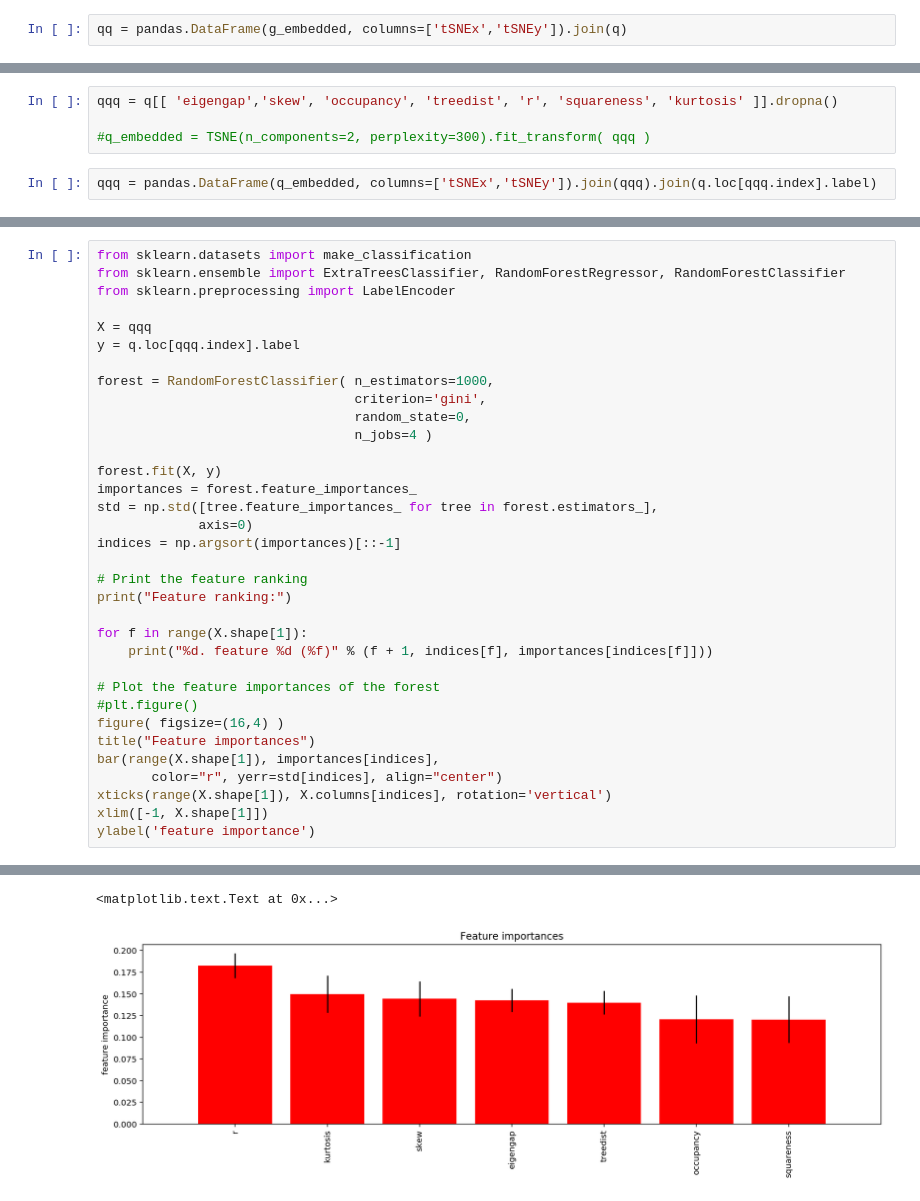
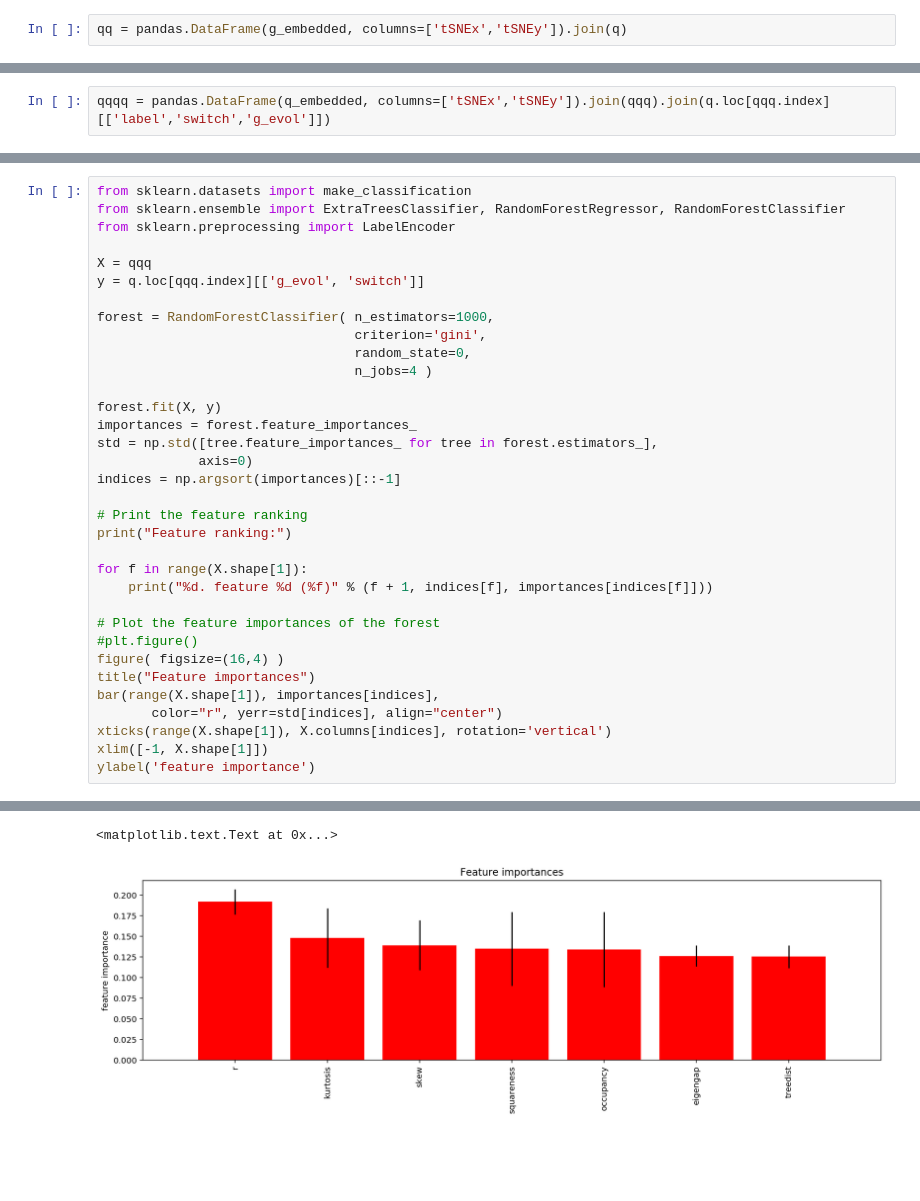
Before and after one commit to ryneches/ManyTrees, a Jupyter notebook: ManyTrees.ipynb, the cells around one changed output, grey strips where cells are left out. Drawn from its saved outputs; the diff is of its cells as text; blank space fills up the shorter version.

```diff
--- a/ManyTrees.ipynb
+++ b/ManyTrees.ipynb
@@ -177,6 +177,2 @@ legend( bbox_to_anchor=(0., 1.02, 1., .102), loc=3,
-# %%
-qqq = q[[ 'eigengap','skew', 'occupancy', 'treedist', 'r', 'squareness', 'kurtosis' ]].dropna()
-
-#q_embedded = TSNE(n_components=2, perplexity=300).fit_transform( qqq )
 # %%
-qqq = pandas.DataFrame(q_embedded, columns=['tSNEx','tSNEy']).join(qqq).join(q.loc[qqq.index].label)
+qqqq = pandas.DataFrame(q_embedded, columns=['tSNEx','tSNEy']).join(qqq).join(q.loc[qqq.index][['label','switch','g_evol']])
@@ -195,7 +204,7 @@ from sklearn.ensemble import ExtraTreesClassifier, RandomForestRegressor, Random
 from sklearn.preprocessing import LabelEncoder
 
 X = qqq
-y = q.loc[qqq.index].label
+y = q.loc[qqq.index][['g_evol', 'switch']]
 
 forest = RandomForestClassifier( n_estimators=1000,
                                  criterion='gini',
@@ -235,2 +244,2 @@ Feature ranking:
 <matplotlib.text.Text at 0x...>
-[figure, old version]
+[figure, new version]
```
Also changed, not shown: parts of 5 cells of this notebook.
